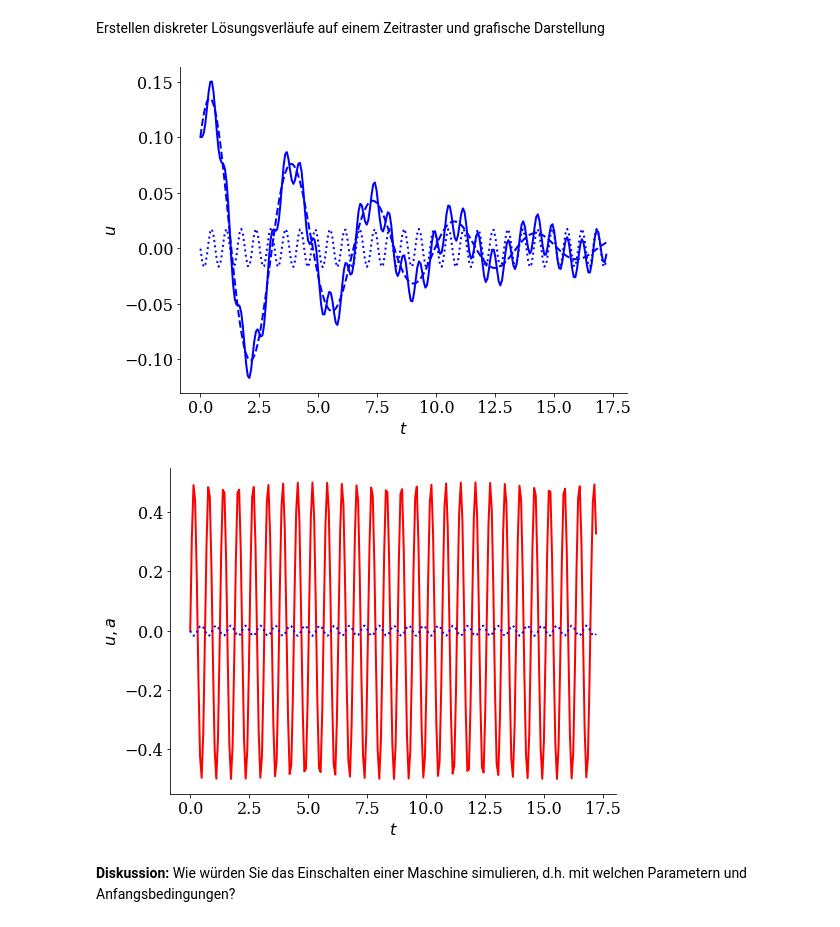
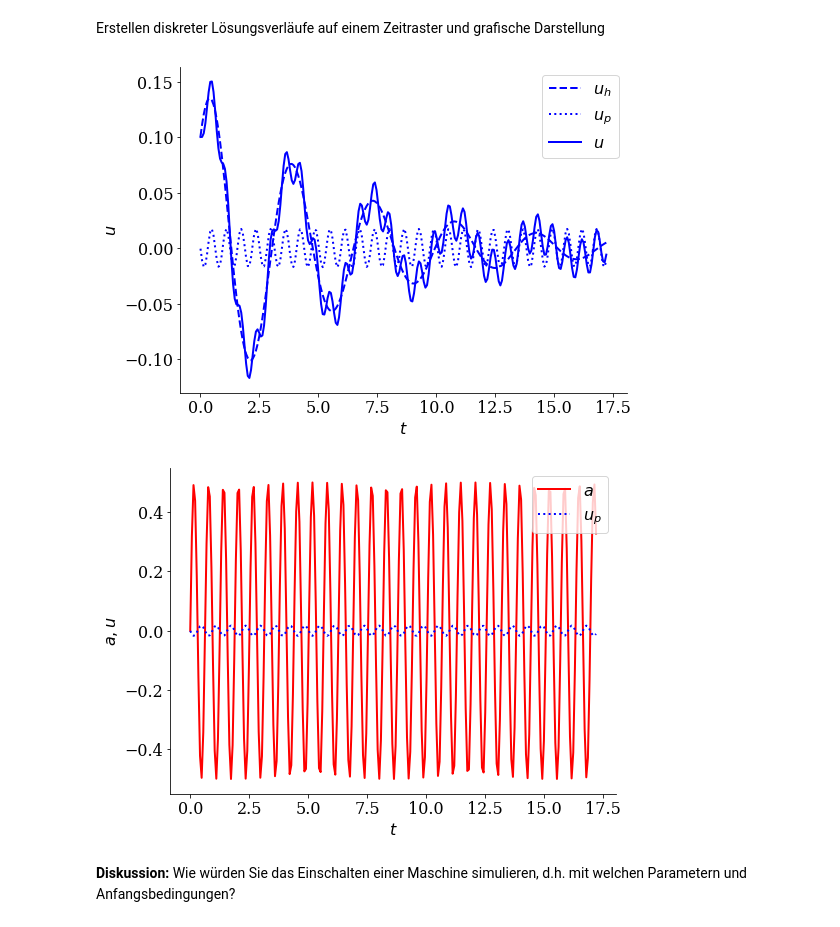
Before and after one commit to nagelt/soil_dynamics, a Jupyter notebook: basics_single_mass_oscillator.ipynb, the cells around one changed output. Saved outputs shown, nothing was run; the diff lists cells and outputs as text; code cells hidden in the pictures.

```diff
--- a/basics_single_mass_oscillator.ipynb
+++ b/basics_single_mass_oscillator.ipynb
@@ -188,14 +188,16 @@ u_sample = u(t_sample)
 plt.plot(t_sample, uh_sample, 'b--', t_sample, up_sample, 'b:', t_sample, u_sample, 'b');
 plt.xlabel("$t$");
 plt.ylabel("$u$");
+plt.legend(["$u_h$","$u_p$", "$u$"]);
 # %% [output]
-[figure, old version]
+[figure, new version]
 # %%
 plt.plot(t_sample, a_sample, 'r', t_sample, up_sample, 'b:');
 plt.xlabel("$t$");
-plt.ylabel("$u, a$");
+plt.ylabel("$a, u$");
+plt.legend(["$a$","$u_p$"]);
 # %% [output]
-[figure, old version]
+[figure, new version]
 # %% [markdown]
 **Diskussion:** Wie würden Sie das Einschalten einer Maschine simulieren, d.h. mit welchen Parametern und Anfangsbedingungen?
 # %%
```
Also changed, not shown: parts of 10 cells of this notebook, 1 other file.
